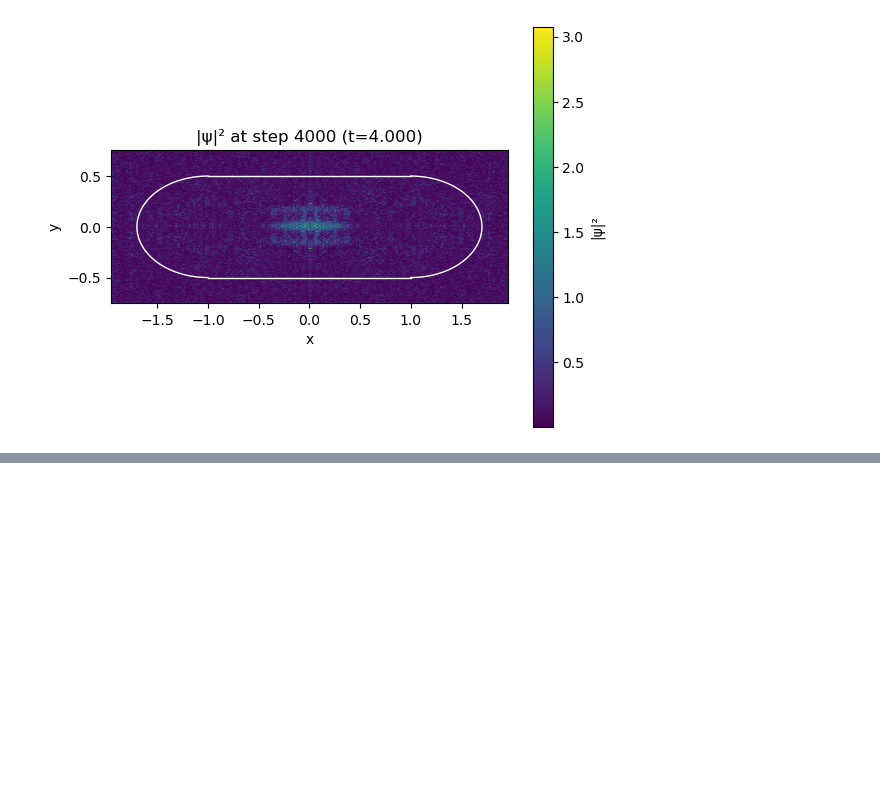
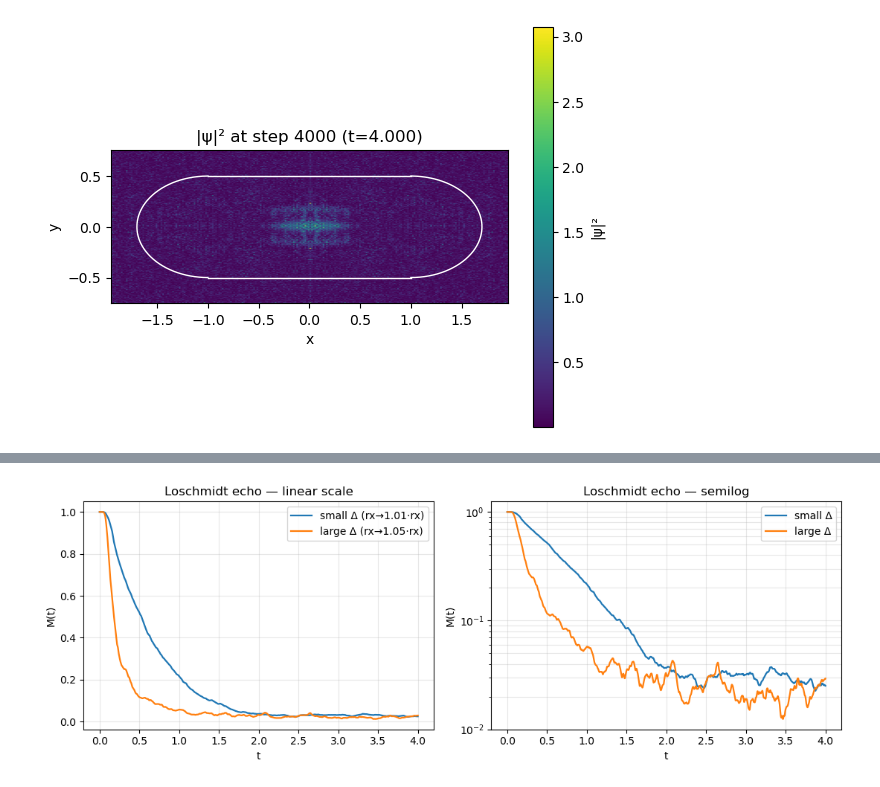
Before and after one commit to OmidZJ/HE-381-Team-Assignment-1, a Jupyter notebook: main.ipynb, the cells around one changed output, grey strips where cells are left out. Drawn from its saved outputs; the diff is of its cells as text; code cells hidden in the pictures; blank space fills up the shorter version.

```diff
--- a/main.ipynb
+++ b/main.ipynb
@@ -1169,0 +1476,18 @@ for s, n in zip(snaps, when):
+# %%
+# Cell C5 — Run Loschmidt echo for small and large perturbations; verify normalization drift
+
+nsteps_echo   = 4000
+sample_every  = 2
+
+ts_s, Ms_s, nA_s, nB_s = loschmidt_echo(
+    psi0, expV_half_base,  expV_half_small, expT,
+    nsteps=nsteps_echo, sample_every=sample_every)
+
+ts_l, Ms_l, nA_l, nB_l = loschmidt_echo(
+    psi0, expV_half_base,  expV_half_large, expT,
+    nsteps=nsteps_echo, sample_every=sample_every)
+
+print("Norm drift (small pert)  :",
+      f"max|Δ| ψA {np.max(np.abs(nA_s - nA_s[0])):.2e}, ψB {np.max(np.abs(nB_s - nB_s[0])):.2e}")
+print("Norm drift (large pert)  :",
+      f"max|Δ| ψA {np.max(np.abs(nA_l - nA_l[0])):.2e}, ψB {np.max(np.abs(nB_l - nB_l[0])):.2e}")
@@ -1169,0 +1527,23 @@ for s, n in zip(snaps, when):
+# %%
+# Cell C6 — Plot M(t) for small vs large perturbations (linear + semilog)
+
+fig, ax = plt.subplots(1, 2, figsize=(11, 4))
+
+# Linear scale
+ax[0].plot(ts_s, Ms_s, lw=1.6, label=f"small Δ (rx→{(1+eps_small):.2f}·rx)")
+ax[0].plot(ts_l, Ms_l, lw=1.6, label=f"large Δ (rx→{(1+eps_large):.2f}·rx)")
+ax[0].set_xlabel("t"); ax[0].set_ylabel("M(t)")
+ax[0].set_title("Loschmidt echo — linear scale")
+ax[0].grid(True, alpha=0.3); ax[0].legend()
+
+# Semilog
+ax[1].semilogy(ts_s, Ms_s, lw=1.6, label="small Δ")
+ax[1].semilogy(ts_l, Ms_l, lw=1.6, label="large Δ")
+ax[1].set_xlabel("t"); ax[1].set_ylabel("M(t)")
+ax[1].set_title("Loschmidt echo — semilog")
+ax[1].grid(True, which='both', alpha=0.3); ax[1].legend()
+
+plt.tight_layout()
+plt.show()
+# %% [output]
+[figure, added]
```
Also changed, not shown: parts of 16 cells of this notebook.
